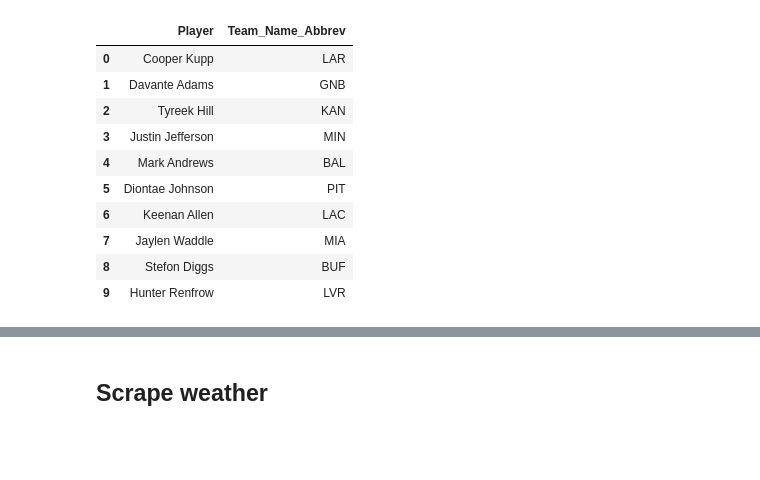
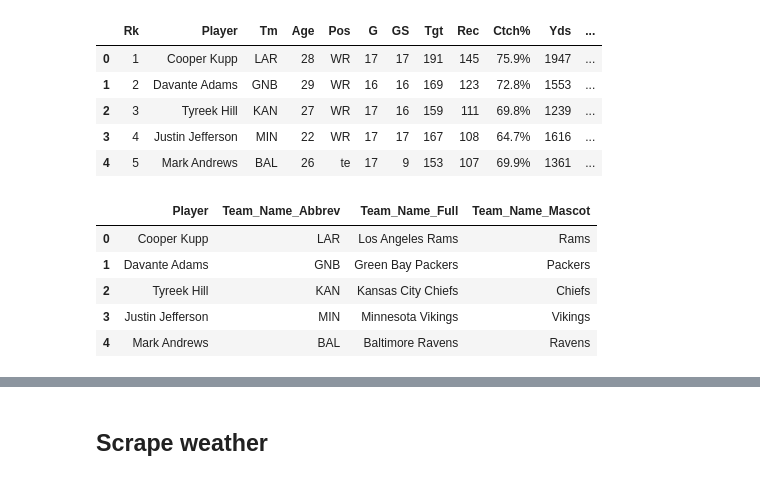
Before and after one commit to aothree/Fantasy-Football, a Jupyter notebook: main_df.ipynb, the cells around one changed output, grey strips where cells are left out. Cells and saved outputs as stored; diff of their text form; code cells hidden in the pictures; blank space fills up the shorter version.

```diff
--- a/main_df.ipynb
+++ b/main_df.ipynb
@@ -377,14 +167,9 @@ player_info = player_info.drop_duplicates()
-# %%
-player_info.head(10)
-# %% [output]
-|  | Player | Team_Name_Abbrev |
-| 0 | Cooper Kupp | LAR |
-| 1 | Davante Adams | GNB |
-| 2 | Tyreek Hill | KAN |
-| 3 | Justin Jefferson | MIN |
-| 4 | Mark Andrews | BAL |
-| 5 | Diontae Johnson | PIT |
-| 6 | Keenan Allen | LAC |
-| 7 | Jaylen Waddle | MIA |
-| 8 | Stefon Diggs | BUF |
-| 9 | Hunter Renfrow | LVR |
+# %%
+player_info.head()
+# %% [output]
+|  | Rk | Player | Tm | Age | Pos | G | GS | Tgt | Rec | Ctch% | Yds | ... |
+| 0 | 1 | Cooper Kupp | LAR | 28 | WR | 17 | 17 | 191 | 145 | 75.9% | 1947 | ... |
+| 1 | 2 | Davante Adams | GNB | 29 | WR | 16 | 16 | 169 | 123 | 72.8% | 1553 | ... |
+| 2 | 3 | Tyreek Hill | KAN | 27 | WR | 17 | 16 | 159 | 111 | 69.8% | 1239 | ... |
+| 3 | 4 | Justin Jefferson | MIN | 22 | WR | 17 | 17 | 167 | 108 | 64.7% | 1616 | ... |
+| 4 | 5 | Mark Andrews | BAL | 26 | te | 17 | 9 | 153 | 107 | 69.9% | 1361 | ... |
@@ -437,3 +226,12 @@ def get_key(val):
 player_info['Team_Name_Full'] = player_info['Team_Name_Abbrev'].map(get_key)
 # %%
 player_info['Team_Name_Mascot'] = player_info['Team_Name_Full'].map(lambda x: x.split()[-1])
+# %%
+player_info.head()
+# %% [output]
+|  | Player | Team_Name_Abbrev | Team_Name_Full | Team_Name_Mascot |
+| 0 | Cooper Kupp | LAR | Los Angeles Rams | Rams |
+| 1 | Davante Adams | GNB | Green Bay Packers | Packers |
+| 2 | Tyreek Hill | KAN | Kansas City Chiefs | Chiefs |
+| 3 | Justin Jefferson | MIN | Minnesota Vikings | Vikings |
+| 4 | Mark Andrews | BAL | Baltimore Ravens | Ravens |
```
Also changed, not shown: parts of 75 cells of this notebook, 49 other files.
